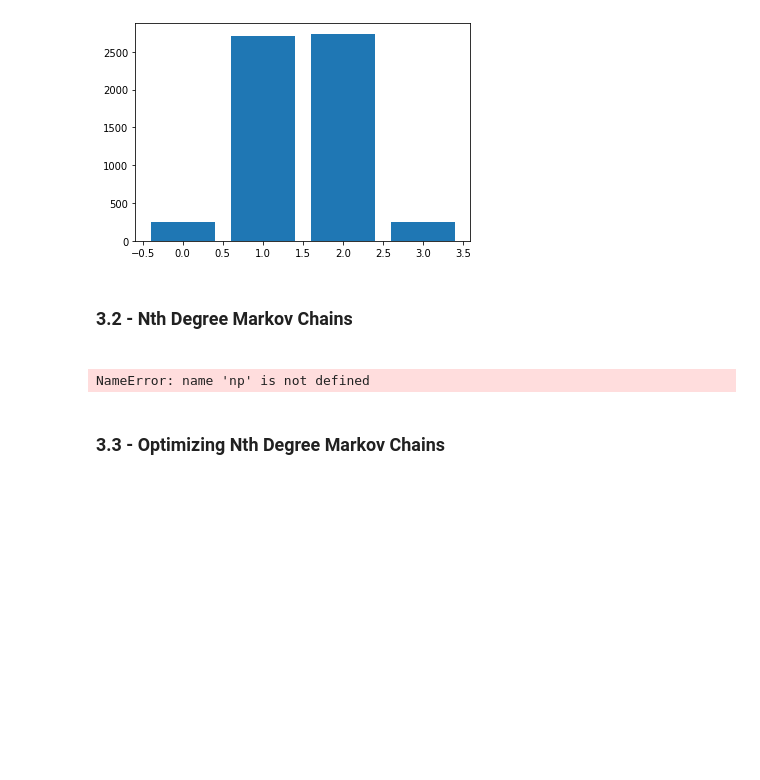
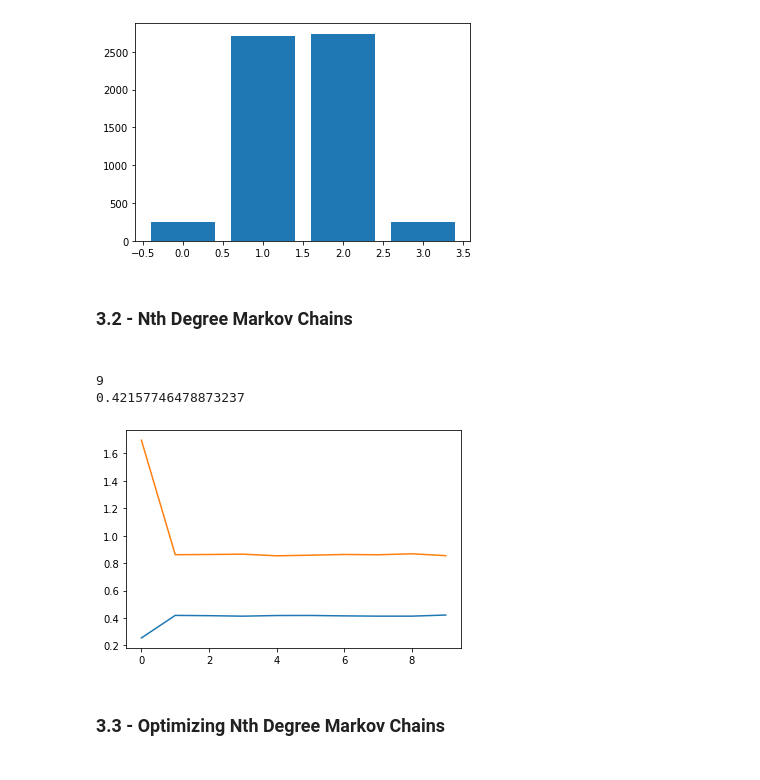
Before and after one commit to AndersonShroeder/Stock-Lstm, a Jupyter notebook: Short Run Prediction/analysis.ipynb, the cells around one changed output. Drawn from its saved outputs; the diff is of its cells as text; code cells hidden in the pictures; blank space fills up the shorter version.

Commit message:
LSTM/Markov Finish

```diff
--- a/Short Run Prediction/analysis.ipynb
+++ b/Short Run Prediction/analysis.ipynb
@@ -154,11 +146,11 @@ analyzer.plot_markov_hist()
 # %%
 bins = analyzer.complete_markov['Economics']
 train = list(bins[:int(len(bins) * .7)])
 test = list(bins[int(len(bins) * .7):])
 markov = Markov()
-
-markov.optimal_degree(train, test, 10, range(10))
 # %% [output]
-NameError: name 'np' is not defined
+9
+0.42157746478873237
+[figure, added]
 # %% [markdown]
 <h3>3.3 - Optimizing Nth Degree Markov Chains<h3>
```
Also changed, not shown: parts of 9 cells of this notebook, 1 other file.
